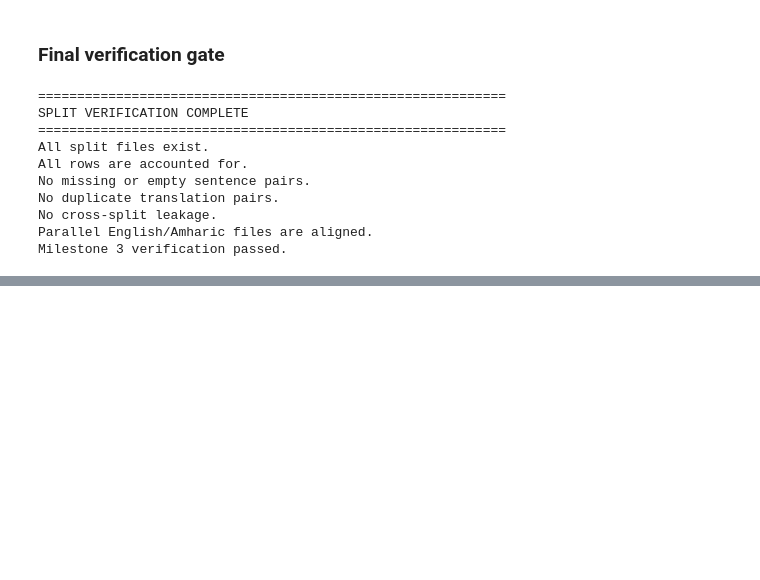
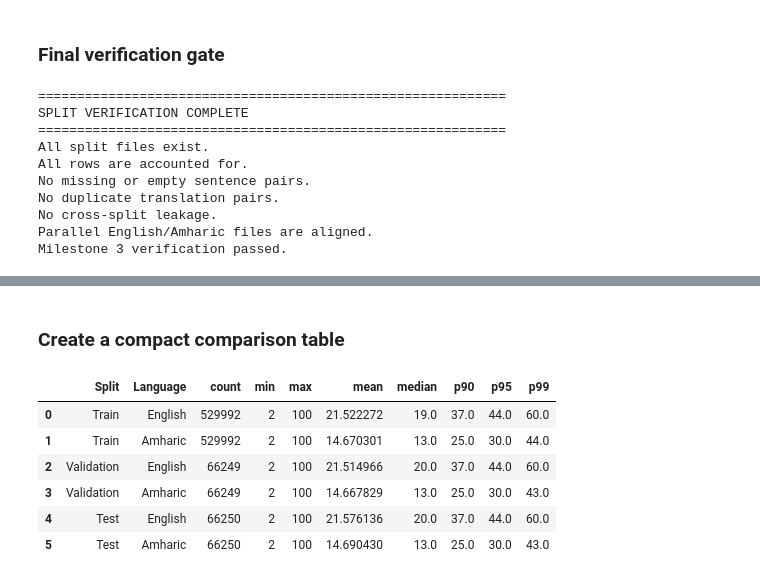
Before and after one commit to 21Oli/neural-machine-translation, a Jupyter notebook: notebooks/02_preprocessing_analysis.ipynb, the cells around one changed output, grey strips where cells are left out. Cells and saved outputs as stored; diff of their text form; code cells hidden in the pictures; blank space fills up the shorter version.

```diff
--- a/notebooks/02_preprocessing_analysis.ipynb
+++ b/notebooks/02_preprocessing_analysis.ipynb
@@ -1155,0 +1471,17 @@ Milestone 3 verification passed.
+# %%
+def length_summary(
+    dataframe: pd.DataFrame,
+    column: str,
+) -> dict:
+    values = dataframe[column]
+
+    return {
+        "count": int(values.count()),
+        "min": int(values.min()),
+        "max": int(values.max()),
+        "mean": float(values.mean()),
+        "median": float(values.median()),
+        "p90": float(values.quantile(0.90)),
+        "p95": float(values.quantile(0.95)),
+        "p99": float(values.quantile(0.99)),
+    }
@@ -1155,0 +1588,35 @@ Milestone 3 verification passed.
+# %% [markdown]
+### Create a compact comparison table
+# %%
+comparison_rows = []
+
+for split_name, dataframe in {
+    "Train": train_df,
+    "Validation": validation_df,
+    "Test": test_df,
+}.items():
+    for language, column in {
+        "English": "eng_token_length",
+        "Amharic": "amh_token_length",
+    }.items():
+        summary = length_summary(dataframe, column)
+
+        comparison_rows.append(
+            {
+                "Split": split_name,
+                "Language": language,
+                **summary,
+            }
+        )
+
+token_length_comparison = pd.DataFrame(comparison_rows)
+
+token_length_comparison
+# %% [output]
+|  | Split | Language | count | min | max | mean | median | p90 | p95 | p99 |
+| 0 | Train | English | 529992 | 2 | 100 | 21.522272 | 19.0 | 37.0 | 44.0 | 60.0 |
+| 1 | Train | Amharic | 529992 | 2 | 100 | 14.670301 | 13.0 | 25.0 | 30.0 | 44.0 |
+| 2 | Validation | English | 66249 | 2 | 100 | 21.514966 | 20.0 | 37.0 | 44.0 | 60.0 |
+| 3 | Validation | Amharic | 66249 | 2 | 100 | 14.667829 | 13.0 | 25.0 | 30.0 | 43.0 |
+| 4 | Test | English | 66250 | 2 | 100 | 21.576136 | 20.0 | 37.0 | 44.0 | 60.0 |
+| 5 | Test | Amharic | 66250 | 2 | 100 | 14.690430 | 13.0 | 25.0 | 30.0 | 43.0 |
```
Also changed, not shown: parts of 71 cells of this notebook, 4 other files.
